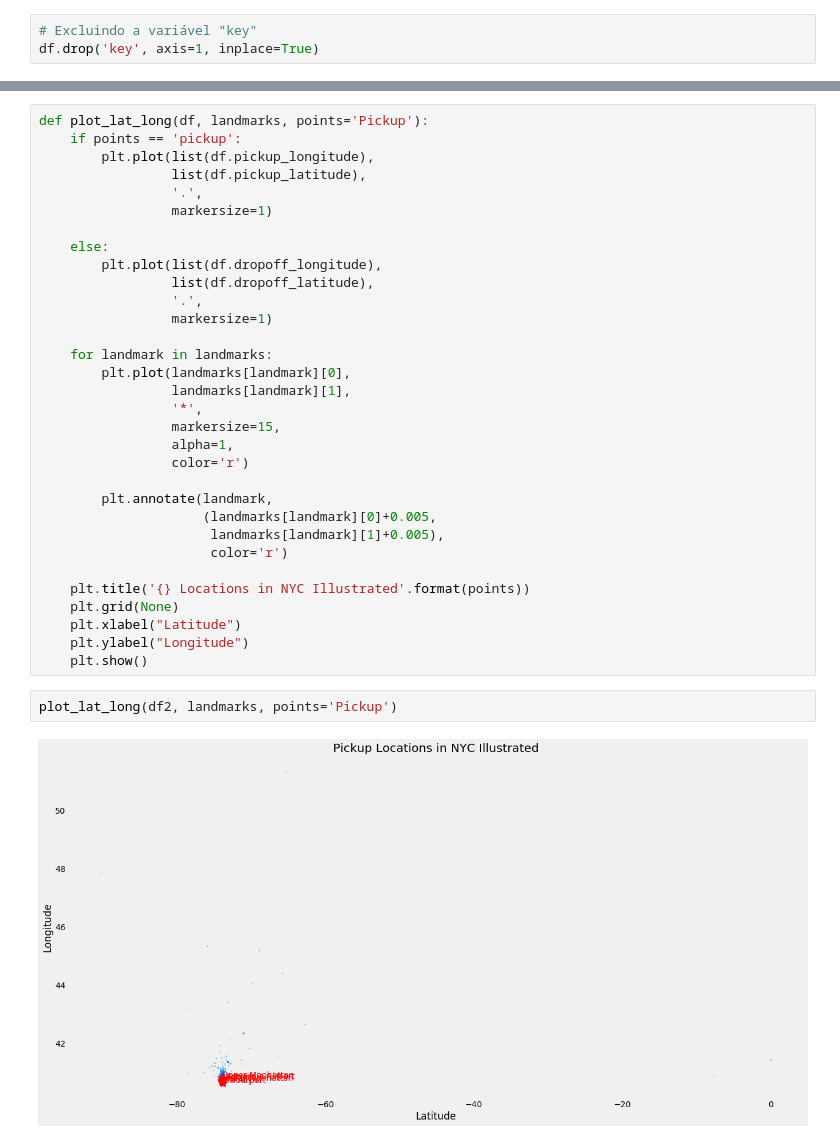
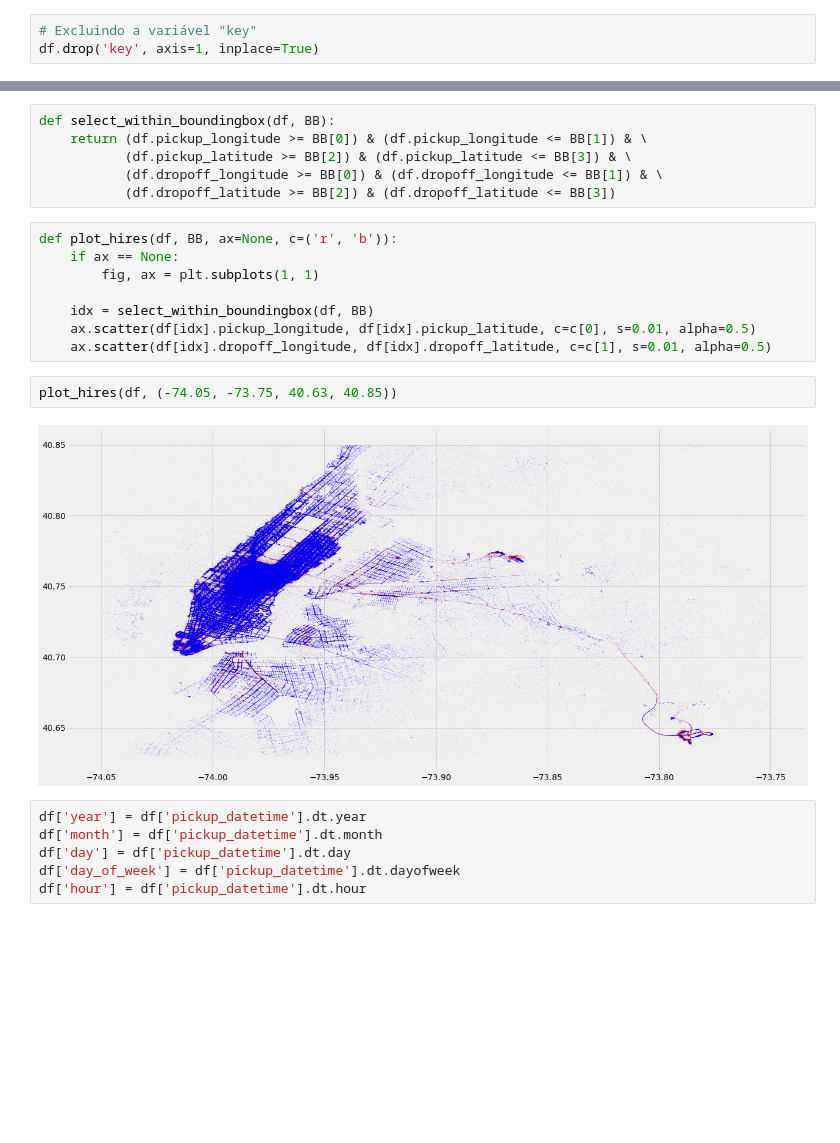
Before and after one commit to bobcastaldeli/Deep-Learning-Notes, a Jupyter notebook: Keras/03-Predicting-Taxi-Fare.ipynb, the cells around one changed output, grey strips where cells are left out. Cells and saved outputs as stored; diff of their text form; blank space fills up the shorter version.

```diff
--- a/Keras/03-Predicting-Taxi-Fare.ipynb
+++ b/Keras/03-Predicting-Taxi-Fare.ipynb
@@ -141,36 +117,24 @@ landmarks = {'JFK Airport': (-73.78, 40.643),
-# %%
-def plot_lat_long(df, landmarks, points='Pickup'):
-    if points == 'pickup':
-        plt.plot(list(df.pickup_longitude),
-                 list(df.pickup_latitude),
-                 '.',
-                 markersize=1)
-
-    else:
-        plt.plot(list(df.dropoff_longitude),
-                 list(df.dropoff_latitude),
-                 '.',
-                 markersize=1)
-
-    for landmark in landmarks:
-        plt.plot(landmarks[landmark][0],
-                 landmarks[landmark][1],
-                 '*',
-                 markersize=15,
-                 alpha=1,
-                 color='r')
-
-        plt.annotate(landmark,
-                     (landmarks[landmark][0]+0.005,
-                      landmarks[landmark][1]+0.005),
-                      color='r')
-
-    plt.title('{} Locations in NYC Illustrated'.format(points))
-    plt.grid(None)
-    plt.xlabel("Latitude")
-    plt.ylabel("Longitude")
-    plt.show()
-# %%
-plot_lat_long(df2, landmarks, points='Pickup')
-# %% [output]
-[figure, removed]
+# %%
+def select_within_boundingbox(df, BB):
+    return (df.pickup_longitude >= BB[0]) & (df.pickup_longitude <= BB[1]) & \
+           (df.pickup_latitude >= BB[2]) & (df.pickup_latitude <= BB[3]) & \
+           (df.dropoff_longitude >= BB[0]) & (df.dropoff_longitude <= BB[1]) & \
+           (df.dropoff_latitude >= BB[2]) & (df.dropoff_latitude <= BB[3])
+# %%
+def plot_hires(df, BB, ax=None, c=('r', 'b')):
+    if ax == None:
+        fig, ax = plt.subplots(1, 1)
+
+    idx = select_within_boundingbox(df, BB)
+    ax.scatter(df[idx].pickup_longitude, df[idx].pickup_latitude, c=c[0], s=0.01, alpha=0.5)
+    ax.scatter(df[idx].dropoff_longitude, df[idx].dropoff_latitude, c=c[1], s=0.01, alpha=0.5)
+# %%
+plot_hires(df, (-74.05, -73.75, 40.63, 40.85))
+# %% [output]
+[figure, added]
+# %%
+df['year'] = df['pickup_datetime'].dt.year
+df['month'] = df['pickup_datetime'].dt.month
+df['day'] = df['pickup_datetime'].dt.day
+df['day_of_week'] = df['pickup_datetime'].dt.dayofweek
+df['hour'] = df['pickup_datetime'].dt.hour
```
Also changed, not shown: parts of 11 cells of this notebook.
